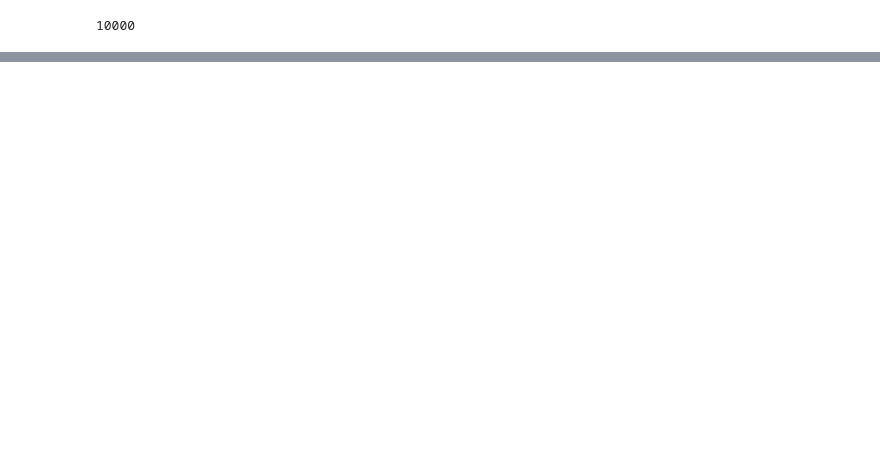
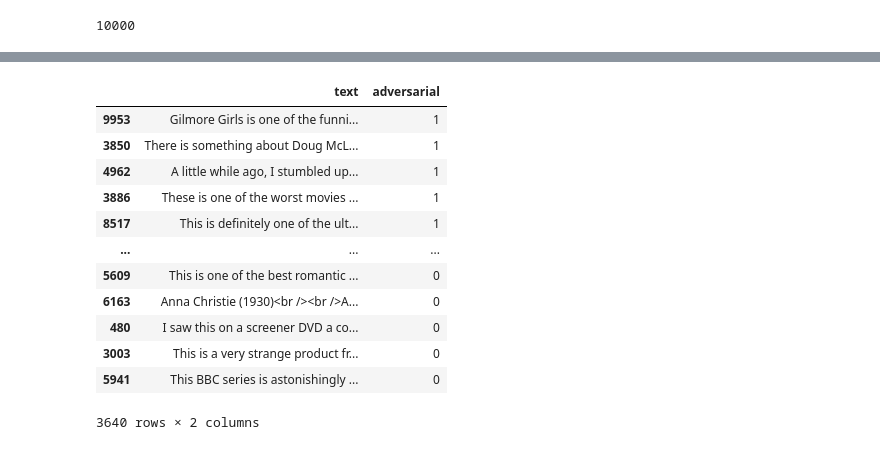
Before and after one commit to VincentNg5/NLP_project, a Jupyter notebook: imdb_bert_train_test_split.ipynb, the cells around one changed output, grey strips where cells are left out. Drawn from its saved outputs; the diff is of its cells as text; code cells hidden in the pictures; blank space fills up the shorter version.

```diff
--- a/imdb_bert_train_test_split.ipynb
+++ b/imdb_bert_train_test_split.ipynb
@@ -168,0 +190,25 @@ df_test.to_pickle("pickle/imdb_bert_test_textfooler.pickle")
+# %%
+adv_text = df_adv['perturbed_text']
+adv_bool = np.ones(len(adv_text), dtype=int)
+clean_text = df_clean['original_text']
+clean_bool = np.zeros(len(clean_text), dtype=int)
+
+text_test = pd.concat([adv_text, clean_text])
+bool_test = np.concatenate([adv_bool, clean_bool])
+df_test = pd.DataFrame({'text': text_test, 'adversarial': bool_test})
+
+df_test
+# %% [output]
+|  | text | adversarial |
+| 9953 | Gilmore Girls is one of the funni... | 1 |
+| 3850 | There is something about Doug McL... | 1 |
+| 4962 | A little while ago, I stumbled up... | 1 |
+| 3886 | These is one of the worst movies ... | 1 |
+| 8517 | This is definitely one of the ult... | 1 |
+| ... | ... | ... |
+| 5609 | This is one of the best romantic ... | 0 |
+| 6163 | Anna Christie (1930)<br /><br />A... | 0 |
+| 480 | I saw this on a screener DVD a co... | 0 |
+| 3003 | This is a very strange product fr... | 0 |
+| 5941 | This BBC series is astonishingly ... | 0 |
+3640 rows × 2 columns
```
Also changed, not shown: parts of 20 cells of this notebook.
